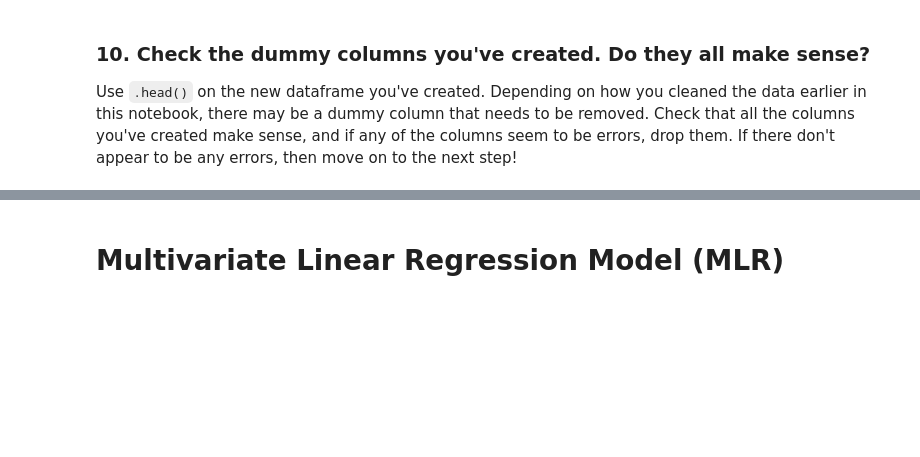
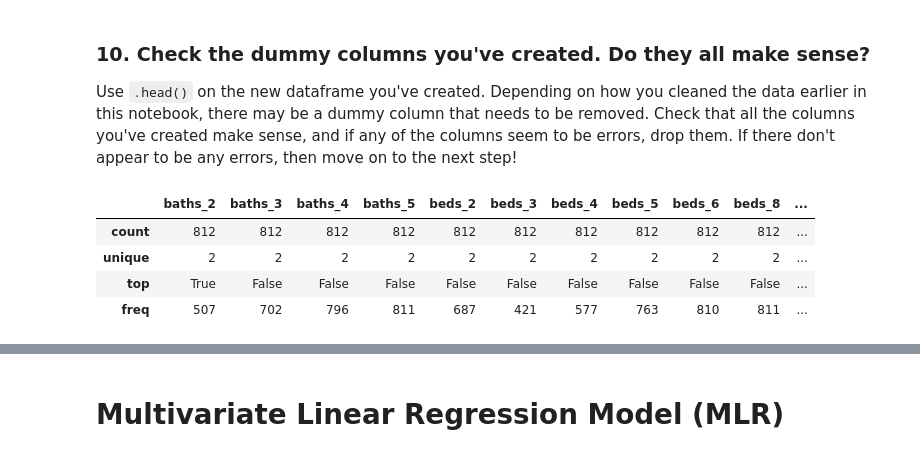
Before and after one commit to CharleyHananiaGA/DSB-Unit-03, a Jupyter notebook: labs/01 - Regression-Sacramento/lab-regression-sacramento-JUAN-OROZCOVICH.ipynb, the cells around one changed output, grey strips where cells are left out. Cells and saved outputs as stored; diff of their text form; code cells hidden in the pictures; blank space fills up the shorter version.

```diff
--- a/labs/01 - Regression-Sacramento/lab-regression-sacramento-JUAN-OROZCOVICH.ipynb
+++ b/labs/01 - Regression-Sacramento/lab-regression-sacramento-JUAN-OROZCOVICH.ipynb
@@ -756,3 +857,11 @@ The category you leave out, which the other columns are *relative to*, is often
 ### 10. Check the dummy columns you've created. Do they all make sense?
 
 Use `.head()` on the new dataframe you've created. Depending on how you cleaned the data earlier in this notebook, there may be a dummy column that needs to be removed. Check that all the columns you've created make sense, and if any of the columns seem to be errors, drop them. If there don't appear to be any errors, then move on to the next step!
+# %%
+cat_df.describe()
+# %% [output]
+|  | baths_2 | baths_3 | baths_4 | baths_5 | beds_2 | beds_3 | beds_4 | beds_5 | beds_6 | beds_8 | ... |
+| count | 812 | 812 | 812 | 812 | 812 | 812 | 812 | 812 | 812 | 812 | ... |
+| unique | 2 | 2 | 2 | 2 | 2 | 2 | 2 | 2 | 2 | 2 | ... |
+| top | True | False | False | False | False | False | False | False | False | False | ... |
+| freq | 507 | 702 | 796 | 811 | 687 | 421 | 577 | 763 | 810 | 811 | ... |
```
Also changed, not shown: parts of 19 cells of this notebook.
